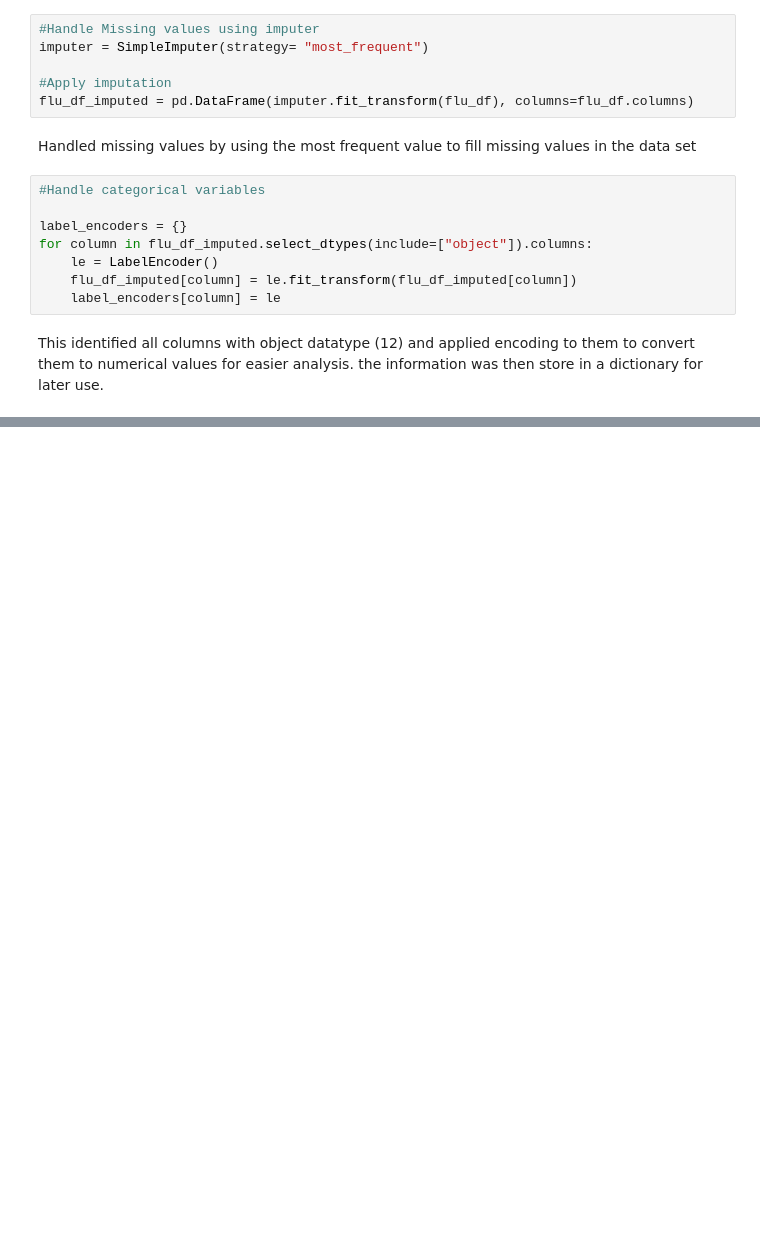
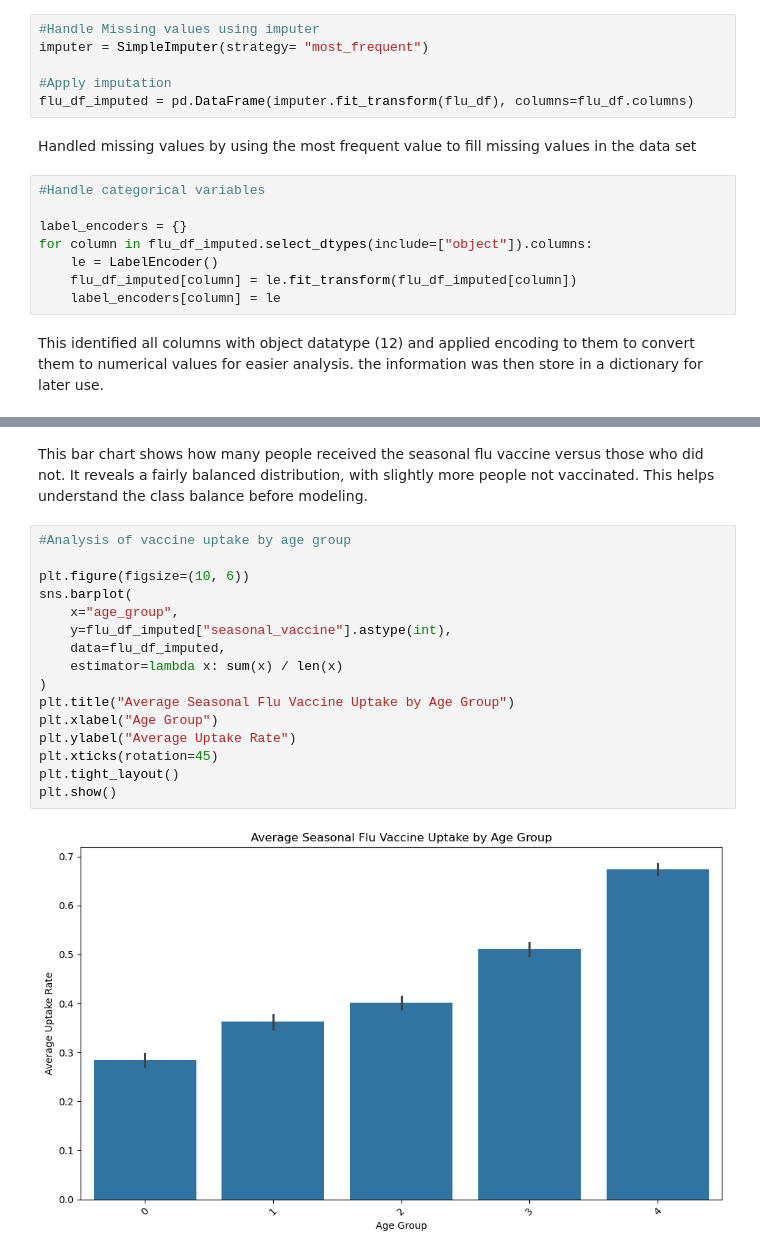
Before and after one commit to silam-art/Phase_3_Project-Sila, a Jupyter notebook: Flu_shot_prediction.ipynb, the cells around one changed output, grey strips where cells are left out. Saved outputs shown, nothing was run; the diff lists cells and outputs as text; blank space fills up the shorter version.

```diff
--- a/Flu_shot_prediction.ipynb
+++ b/Flu_shot_prediction.ipynb
@@ -132,0 +147,22 @@ This identified all columns with object datatype (12) and applied encoding to th
+# %% [markdown]
+This bar chart shows how many people received the seasonal flu vaccine versus those who did not.
+It reveals a fairly balanced distribution, with slightly more people not vaccinated.
+This helps understand the class balance before modeling.
+# %%
+#Analysis of vaccine uptake by age group
+
+plt.figure(figsize=(10, 6))
+sns.barplot(
+    x="age_group",
+    y=flu_df_imputed["seasonal_vaccine"].astype(int),
+    data=flu_df_imputed,
+    estimator=lambda x: sum(x) / len(x)
+)
+plt.title("Average Seasonal Flu Vaccine Uptake by Age Group")
+plt.xlabel("Age Group")
+plt.ylabel("Average Uptake Rate")
+plt.xticks(rotation=45)
+plt.tight_layout()
+plt.show()
+# %% [output]
+[figure, added]
```
Also changed, not shown: parts of 5 cells of this notebook.
